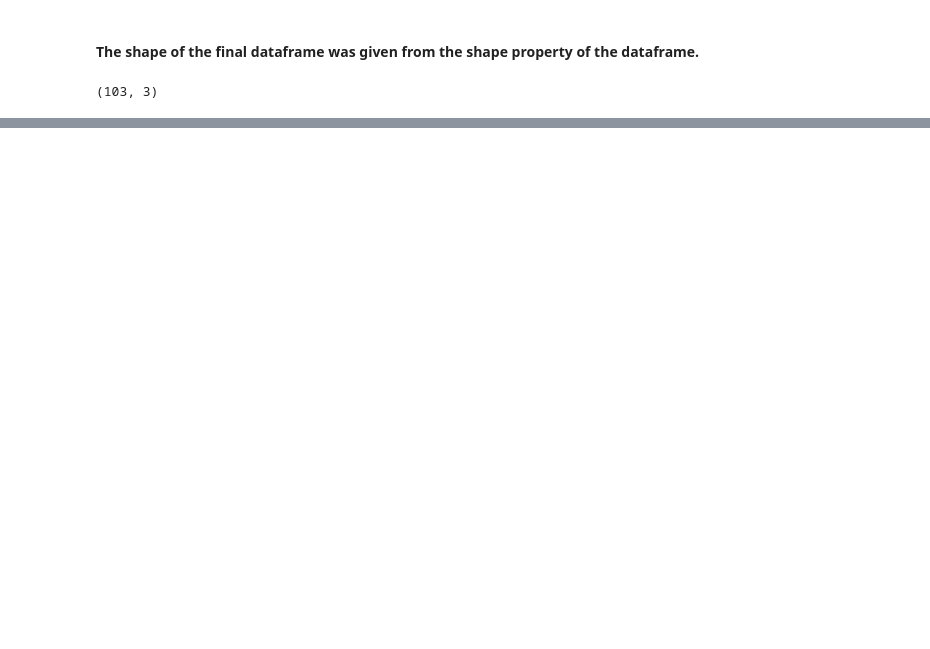
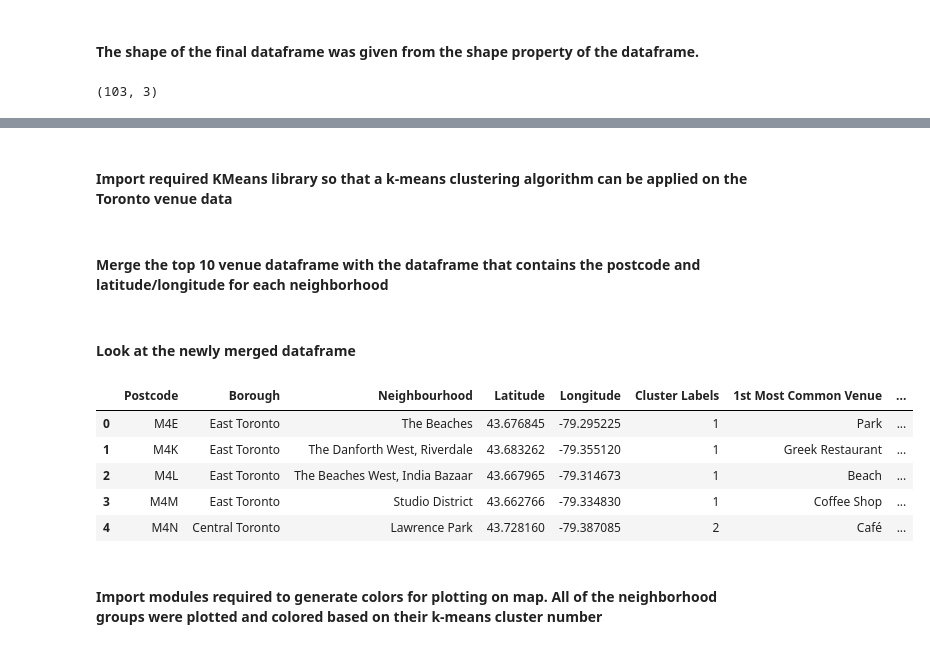
Before and after one commit to CetialphaV/Coursera_Capstone, a Jupyter notebook: Part 1 of Clustering Neighborhoods in Toronto.ipynb, the cells around one changed output, grey strips where cells are left out. Drawn from its saved outputs; the diff is of its cells as text; code cells hidden in the pictures; blank space fills up the shorter version.

```diff
--- a/Part 1 of Clustering Neighborhoods in Toronto.ipynb
+++ b/Part 1 of Clustering Neighborhoods in Toronto.ipynb
@@ -41,0 +238,6 @@ postalCodeTable.shape
+# %%
+def return_most_common_venues(row, num_top_venues):
+    row_categories = row.iloc[1:]
+    row_categories_sorted = row_categories.sort_values(ascending=False)
+
+    return row_categories_sorted.index.values[0:num_top_venues]
@@ -41,0 +246,17 @@ postalCodeTable.shape
+# %%
+num_top_venues = 10
+
+indicators = ['st', 'nd', 'rd']
+columns = ['Neighbourhood']
+for ind in np.arange(num_top_venues):
+    try:
+        columns.append(f'{ind + 1}{indicators[ind]} Most Common Venue')
+    except:
+        columns.append(f'{ind + 1}th Most Common Venue')
+neighbors_venues_sorted = pd.DataFrame(columns=columns)
+neighbors_venues_sorted['Neighbourhood'] = toronto_grouped['Neighbourhood']
+
+for ind in np.arange(toronto_grouped.shape[0]):
+    neighbors_venues_sorted.iloc[ind, 1:] = return_most_common_venues(toronto_grouped.iloc[ind, :], num_top_venues)
+
+neighbors_venues_sorted.head()
@@ -41,0 +270,28 @@ postalCodeTable.shape
+# %% [markdown]
+#### Import required KMeans library so that a k-means clustering algorithm can be applied on the Toronto venue data
+# %%
+from sklearn.cluster import KMeans
+kclusters = 5
+toronto_grouped_clustering = toronto_grouped.drop('Neighbourhood', 1)
+kmeans = KMeans(n_clusters=kclusters, random_state=0).fit(toronto_grouped_clustering)
+# %% [markdown]
+#### Merge the top 10 venue dataframe with the dataframe that contains the postcode and latitude/longitude for each neighborhood
+# %%
+neighbors_venues_sorted.insert(0, 'Cluster Labels', kmeans.labels_)
+
+toronto_merged = torontoTable
+
+toronto_merged = toronto_merged.join(neighbors_venues_sorted.set_index('Neighbourhood'), on='Neighbourhood')
+# %% [markdown]
+#### Look at the newly merged dataframe
+# %%
+toronto_merged.head()
+# %% [output]
+|  | Postcode | Borough | Neighbourhood | Latitude | Longitude | Cluster Labels | 1st Most Common Venue | ... |
+| 0 | M4E | East Toronto | The Beaches | 43.676845 | -79.295225 | 1 | Park | ... |
+| 1 | M4K | East Toronto | The Danforth West, Riverdale | 43.683262 | -79.355120 | 1 | Greek Restaurant | ... |
+| 2 | M4L | East Toronto | The Beaches West, India Bazaar | 43.667965 | -79.314673 | 1 | Beach | ... |
+| 3 | M4M | East Toronto | Studio District | 43.662766 | -79.334830 | 1 | Coffee Shop | ... |
+| 4 | M4N | Central Toronto | Lawrence Park | 43.728160 | -79.387085 | 2 | Café | ... |
+# %% [markdown]
+#### Import modules required to generate colors for plotting on map. All of the neighborhood groups were plotted and colored based on their k-means cluster number
```
Also changed, not shown: parts of 40 cells of this notebook.
